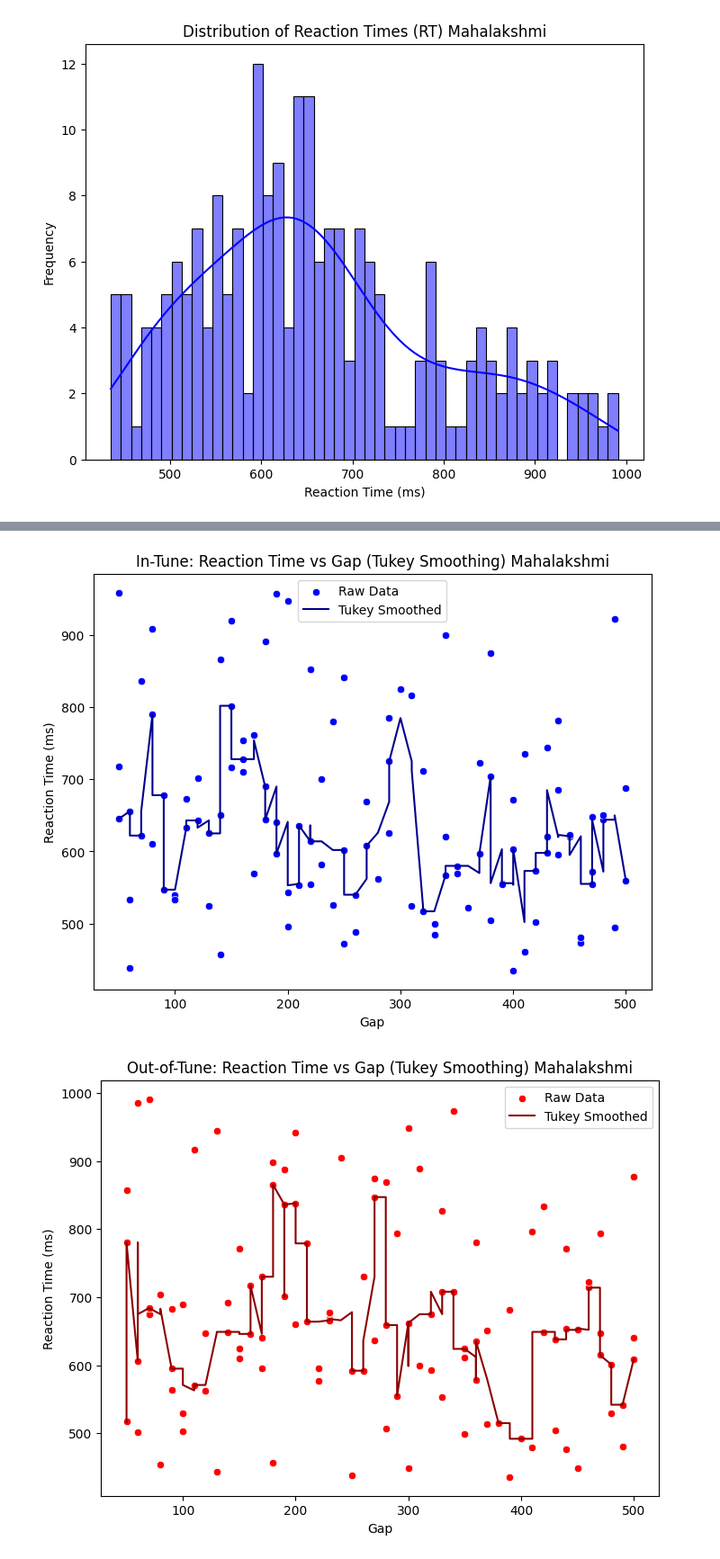
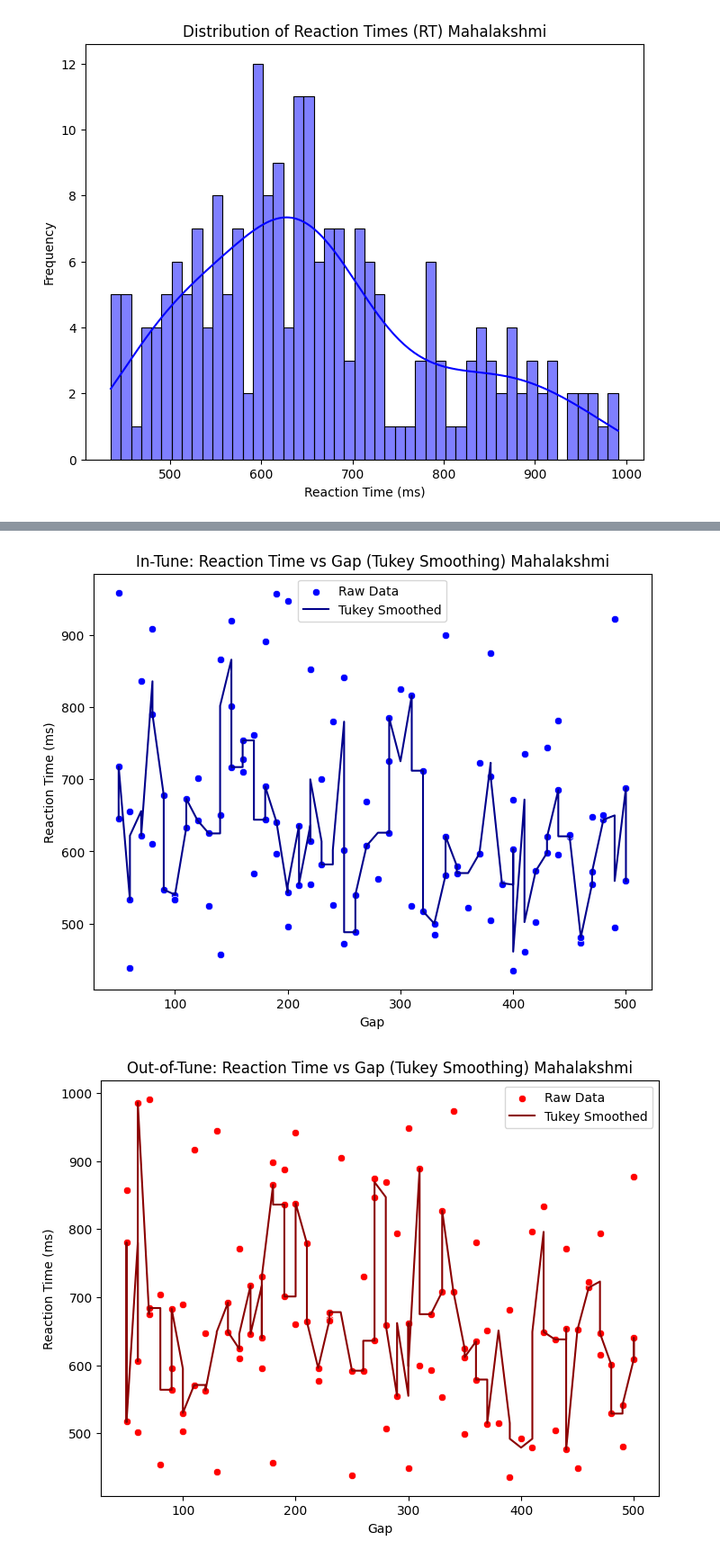
Before and after one commit to vidhyakshayakannan/Temporal-Attention, a Jupyter notebook: analysis/analysis.ipynb, the cells around one changed output, grey strips where cells are left out. Shown at 90% size. Drawn from its saved outputs; the diff is of its cells as text; code cells hidden in the pictures.

```diff
--- a/analysis/analysis.ipynb
+++ b/analysis/analysis.ipynb
@@ -7,9 +7,9 @@ from scipy.stats import tukeylambda
 import os
 # %%
 file_paths = [
-    "/Users/vidhyakshayakannan/Documents/Cognitive Neuroscience Research/Python Experiments/data/mahalakshmi/Mahalakshmi1.1.csv",
-    "/Users/vidhyakshayakannan/Documents/Cognitive Neuroscience Research/Python Experiments/data/mahalakshmi/Mahalakshmi1.2.csv",
-    "/Users/vidhyakshayakannan/Documents/Cognitive Neuroscience Research/Python Experiments/data/mahalakshmi/Mahalakshmi1.3.csv"
+"/Users/vidhyakshayakannan/Documents/Temporal-Attention/data/mahalakshmi/Mahalakshmi1.1.csv",
+"/Users/vidhyakshayakannan/Documents/Temporal-Attention/data/mahalakshmi/Mahalakshmi1.2.csv",
+"/Users/vidhyakshayakannan/Documents/Temporal-Attention/data/mahalakshmi/Mahalakshmi1.3.csv"
 ]
 
 # Check if files exist
@@ -18,25 +18,19 @@ for file in file_paths:
         print(f"Error: {file} does not exist.")
         exit()
 
-# Extract participant name
-participant_name = os.path.basename(os.path.dirname(file_paths[0])).capitalize()
+participant_name = os.path.basename(os.path.dirname(file_paths[-1])).capitalize()
 
-# Read CSV files
 df = pd.concat([pd.read_csv(file) for file in file_paths], ignore_index=True)
 
-# Ensure 'Key' column is a string
 df['Key'] = df['Key'].astype(str)
 
-# Correct responses
 correct_1_M = ((df["Tone"] == 1) & (df["Key"] == "M")).sum()
 correct_2_C = ((df["Tone"] == 2) & (df["Key"] == "C")).sum()
 
-# Total counts
 total_1_M = (df["Tone"] == 1).sum()
 total_2_C = (df["Tone"] == 2).sum()
 total_count = len(df)
 
-# Accuracy calculations
 accuracy_1_M = (correct_1_M / total_1_M) * 100 if total_1_M > 0 else 0
 accuracy_2_C = (correct_2_C / total_2_C) * 100 if total_2_C > 0 else 0
 
@@ -44,7 +38,6 @@ correct_count = correct_1_M + correct_2_C
 incorrect_count = total_count - correct_count
 overall_accuracy = (correct_count / total_count) * 100 if total_count > 0 else 0
 
-# Print results
 print(f"Participant: {participant_name}")
 print(f"In-tune correct: {correct_1_M} / {total_1_M} ({accuracy_1_M:.2f}%)")
 print(f"Out-of-tune correct: {correct_2_C} / {total_2_C} ({accuracy_2_C:.2f}%)")
@@ -114,3 +107,25 @@ df
 | 274 | 220 | 2 | 220 | C | 577 |
 | 275 | 150 | 1 | 150 | M | 920 |
 223 rows × 5 columns
+# %%
+from sklearn.metrics import confusion_matrix
+# Step 2: Map actual and judged labels to meaningful names
+df["Actual"] = df["Tone"].map({1: "In Tune", 2: "Out of Tune"})
+df["Judged"] = df["Key"].map({"M": "In Tune", "C": "Out of Tune"})
+
+# Step 3: Convert categorical labels to numeric values
+label_mapping = {"In Tune": 0, "Out of Tune": 1}
+df["Actual_num"] = df["Actual"].map(label_mapping)
+df["Judged_num"] = df["Judged"].map(label_mapping)
+
+# Step 4: Compute confusion matrix (raw counts)
+cm = confusion_matrix(df["Actual_num"], df["Judged_num"])
+
+# Step 5: Normalize the confusion matrix by column (to get P(Judged | Actual))
+cm_prob = cm.astype(np.float64) / cm.sum(axis=0, keepdims=True)  # Normalize by column
+
+# Step 6: Display the probabilities
+print("Confusion Matrix (Conditional Probabilities P(Judged | Actual)):\n")
+conf_matrix_df = pd.DataFrame(cm_prob, index=["In Tune (Judged)", "Out of Tune (Judged)"],
+                              columns=["In Tune (Actual)", "Out of Tune (Actual)"])
+print(conf_matrix_df)
@@ -225,35 +231,35 @@ from scipy.signal import medfilt
 # Filter df for Tone == 1 and Tone == 2
 soumIn = df[df['Tone'] == 1].copy()
 soumOut = df[df['Tone'] == 2].copy()
 
 # Apply Tukey smoothing (Running Median Filter)
-window_size = 5  # Adjust for different smoothing levels (should be odd)
+window_size = 3  # Adjust for different smoothing levels (should be odd)
 soumIn['RT_Tukey'] = medfilt(soumIn['RT'], kernel_size=window_size)
 soumOut['RT_Tukey'] = medfilt(soumOut['RT'], kernel_size=window_size)
 
 # Plot for soumIn (In-Tune) - Tukey Smoothing
 plt.figure(figsize=(8, 6))
 sns.scatterplot(x=soumIn['Gap'], y=soumIn['RT'], color='blue', label="Raw Data")
 plt.plot(soumIn['Gap'], soumIn['RT_Tukey'], color='darkblue', linestyle='-', label="Tukey Smoothed")
 str = f"In-Tune: Reaction Time vs Gap (Tukey Smoothing) {participant_name}"
 plt.title(str)
 plt.xlabel("Gap")
 plt.ylabel("Reaction Time (ms)")
 plt.legend()
 plt.show()
 
 # Plot for soumOut (Out-of-Tune) - Tukey Smoothing
 plt.figure(figsize=(8, 6))
 sns.scatterplot(x=soumOut['Gap'], y=soumOut['RT'], color='red', label="Raw Data")
 plt.plot(soumOut['Gap'], soumOut['RT_Tukey'], color='darkred', linestyle='-', label="Tukey Smoothed")
 str = f"Out-of-Tune: Reaction Time vs Gap (Tukey Smoothing) {participant_name}"
 plt.title(str)
 plt.xlabel("Gap")
 plt.ylabel("Reaction Time (ms)")
 plt.legend()
 plt.show()
 # %% [output]
-[figure, old version]
+[figure, new version]
-[figure, old version]
+[figure, new version]
 # %%
 from statsmodels.nonparametric.smoothers_lowess import lowess
```
Also changed, not shown: parts of 7 cells of this notebook, 1 other file.
